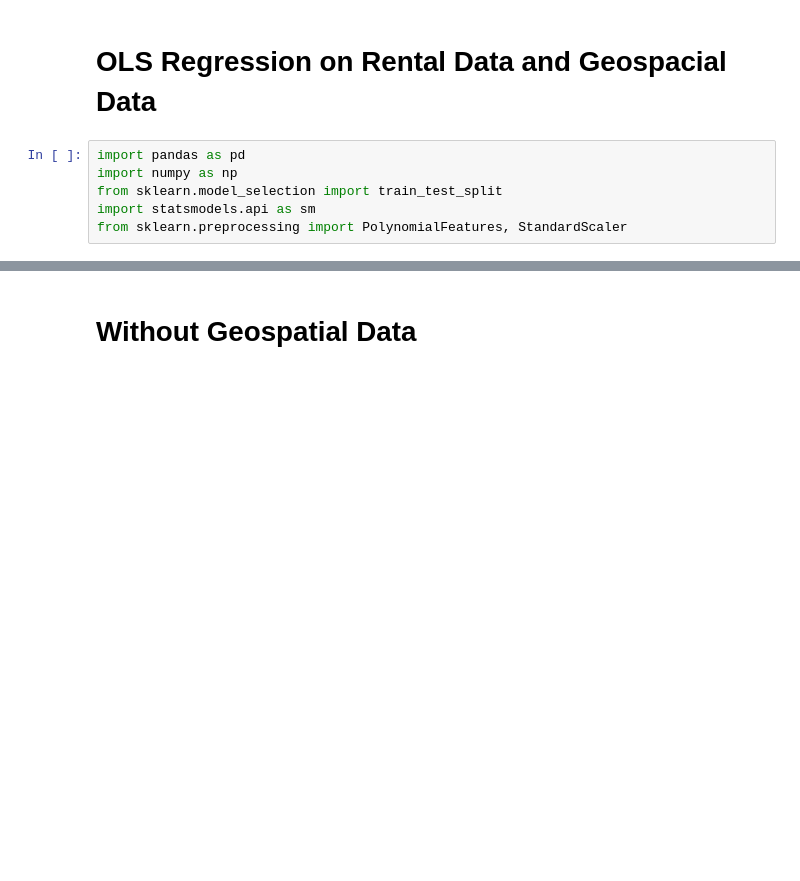
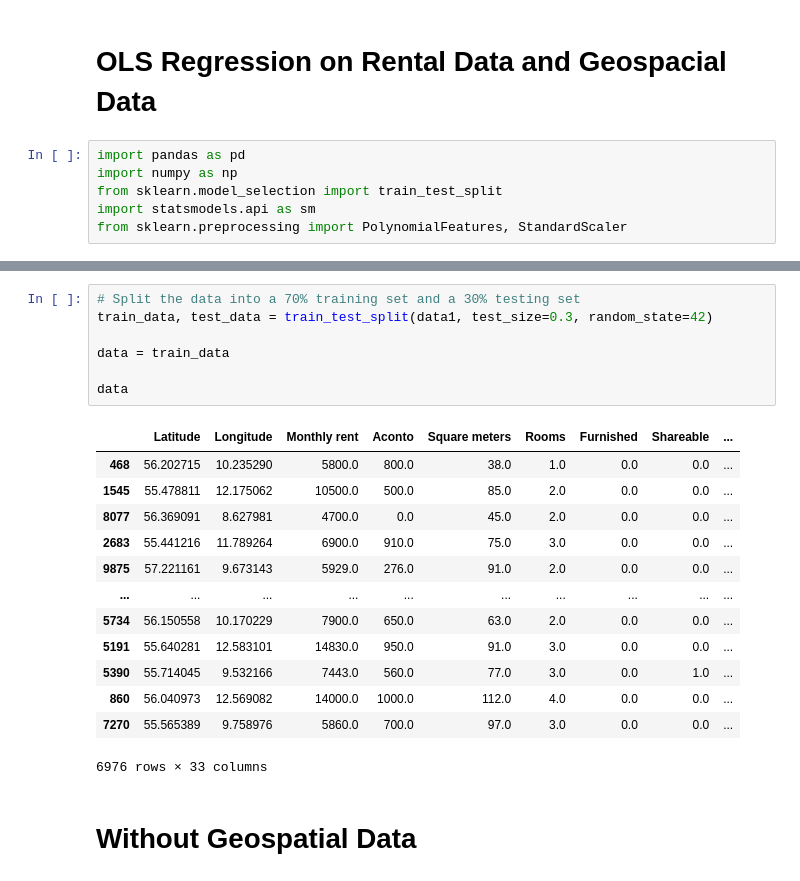
Before and after one commit to NicholasStampe/SocialDataScience, a Jupyter notebook: ExamProject - Kopi/Final_Exam_Folder/6_OLS.ipynb, the cells around one changed output, grey strips where cells are left out. Cells and saved outputs as stored; diff of their text form; blank space fills up the shorter version.

```diff
--- a/ExamProject - Kopi/Final_Exam_Folder/6_OLS.ipynb
+++ b/ExamProject - Kopi/Final_Exam_Folder/6_OLS.ipynb
@@ -56,3 +29,24 @@ data.head(15)
+# %%
+# Split the data into a 70% training set and a 30% testing set
+train_data, test_data = train_test_split(data1, test_size=0.3, random_state=42)
+
+data = train_data
+
+data
+# %% [output]
+|  | Latitude | Longitude | Monthly rent | Aconto | Square meters | Rooms | Furnished | Shareable | ... |
+| 468 | 56.202715 | 10.235290 | 5800.0 | 800.0 | 38.0 | 1.0 | 0.0 | 0.0 | ... |
+| 1545 | 55.478811 | 12.175062 | 10500.0 | 500.0 | 85.0 | 2.0 | 0.0 | 0.0 | ... |
+| 8077 | 56.369091 | 8.627981 | 4700.0 | 0.0 | 45.0 | 2.0 | 0.0 | 0.0 | ... |
+| 2683 | 55.441216 | 11.789264 | 6900.0 | 910.0 | 75.0 | 3.0 | 0.0 | 0.0 | ... |
+| 9875 | 57.221161 | 9.673143 | 5929.0 | 276.0 | 91.0 | 2.0 | 0.0 | 0.0 | ... |
+| ... | ... | ... | ... | ... | ... | ... | ... | ... | ... |
+| 5734 | 56.150558 | 10.170229 | 7900.0 | 650.0 | 63.0 | 2.0 | 0.0 | 0.0 | ... |
+| 5191 | 55.640281 | 12.583101 | 14830.0 | 950.0 | 91.0 | 3.0 | 0.0 | 0.0 | ... |
+| 5390 | 55.714045 | 9.532166 | 7443.0 | 560.0 | 77.0 | 3.0 | 0.0 | 1.0 | ... |
+| 860 | 56.040973 | 12.569082 | 14000.0 | 1000.0 | 112.0 | 4.0 | 0.0 | 0.0 | ... |
+| 7270 | 55.565389 | 9.758976 | 5860.0 | 700.0 | 97.0 | 3.0 | 0.0 | 0.0 | ... |
+6976 rows × 33 columns
 # %% [markdown]
 # Without Geospatial Data
 # %%
```
Also changed, not shown: parts of 14 cells of this notebook.
